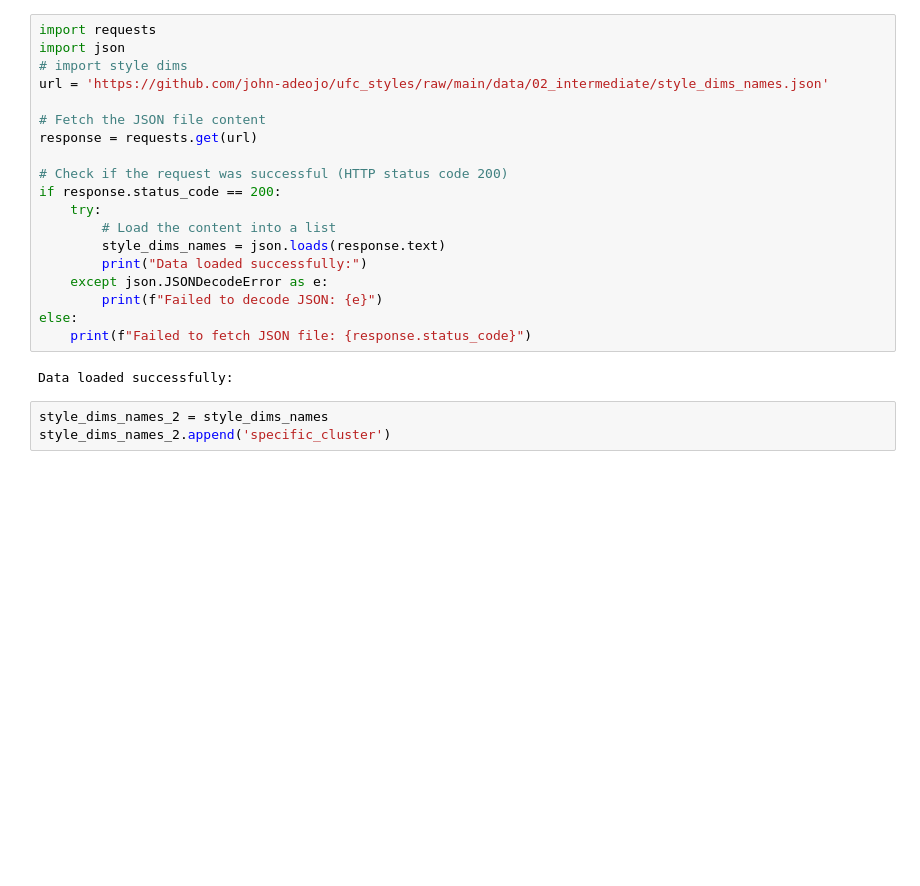
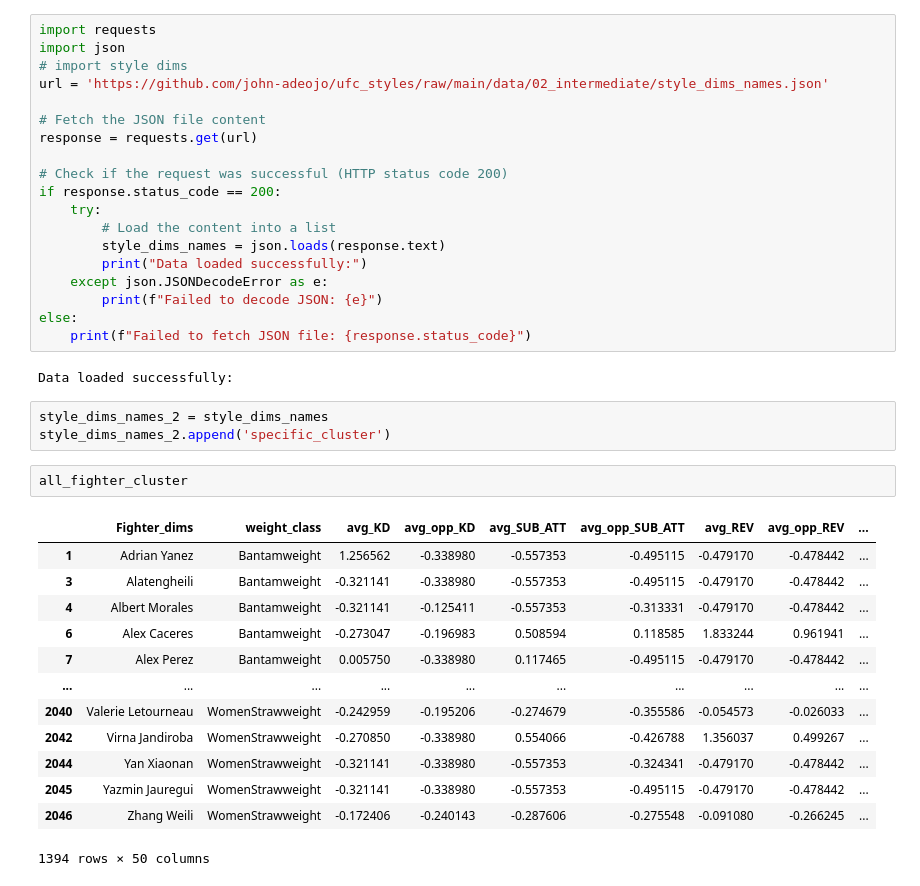
Before and after one commit to john-adeojo/ufc_styles, a Jupyter notebook: notebook/statistical analysis.ipynb, the cells around one changed output. Cells and saved outputs as stored; diff of their text form; blank space fills up the shorter version.

```diff
--- a/notebook/statistical analysis.ipynb
+++ b/notebook/statistical analysis.ipynb
@@ -154,6 +151,22 @@ Data loaded successfully:
 # %%
 style_dims_names_2 = style_dims_names
 style_dims_names_2.append('specific_cluster')
+# %%
+all_fighter_cluster
+# %% [output]
+|  | Fighter_dims | weight_class | avg_KD | avg_opp_KD | avg_SUB_ATT | avg_opp_SUB_ATT | avg_REV | avg_opp_REV | ... |
+| 1 | Adrian Yanez | Bantamweight | 1.256562 | -0.338980 | -0.557353 | -0.495115 | -0.479170 | -0.478442 | ... |
+| 3 | Alatengheili | Bantamweight | -0.321141 | -0.338980 | -0.557353 | -0.495115 | -0.479170 | -0.478442 | ... |
+| 4 | Albert Morales | Bantamweight | -0.321141 | -0.125411 | -0.557353 | -0.313331 | -0.479170 | -0.478442 | ... |
+| 6 | Alex Caceres | Bantamweight | -0.273047 | -0.196983 | 0.508594 | 0.118585 | 1.833244 | 0.961941 | ... |
+| 7 | Alex Perez | Bantamweight | 0.005750 | -0.338980 | 0.117465 | -0.495115 | -0.479170 | -0.478442 | ... |
+| ... | ... | ... | ... | ... | ... | ... | ... | ... | ... |
+| 2040 | Valerie Letourneau | WomenStrawweight | -0.242959 | -0.195206 | -0.274679 | -0.355586 | -0.054573 | -0.026033 | ... |
+| 2042 | Virna Jandiroba | WomenStrawweight | -0.270850 | -0.338980 | 0.554066 | -0.426788 | 1.356037 | 0.499267 | ... |
+| 2044 | Yan Xiaonan | WomenStrawweight | -0.321141 | -0.338980 | -0.557353 | -0.324341 | -0.479170 | -0.478442 | ... |
+| 2045 | Yazmin Jauregui | WomenStrawweight | -0.321141 | -0.338980 | -0.557353 | -0.495115 | -0.479170 | -0.478442 | ... |
+| 2046 | Zhang Weili | WomenStrawweight | -0.172406 | -0.240143 | -0.287606 | -0.275548 | -0.091080 | -0.266245 | ... |
+1394 rows × 50 columns
 # %%
 selected_clusters = ['0_Bantamweight', '1_Bantamweight', '2_Bantamweight']
 filtered_data = all_fighter_cluster[all_fighter_cluster['specific_cluster'].isin(selected_clusters)]
```
Also changed, not shown: parts of 8 cells of this notebook.
